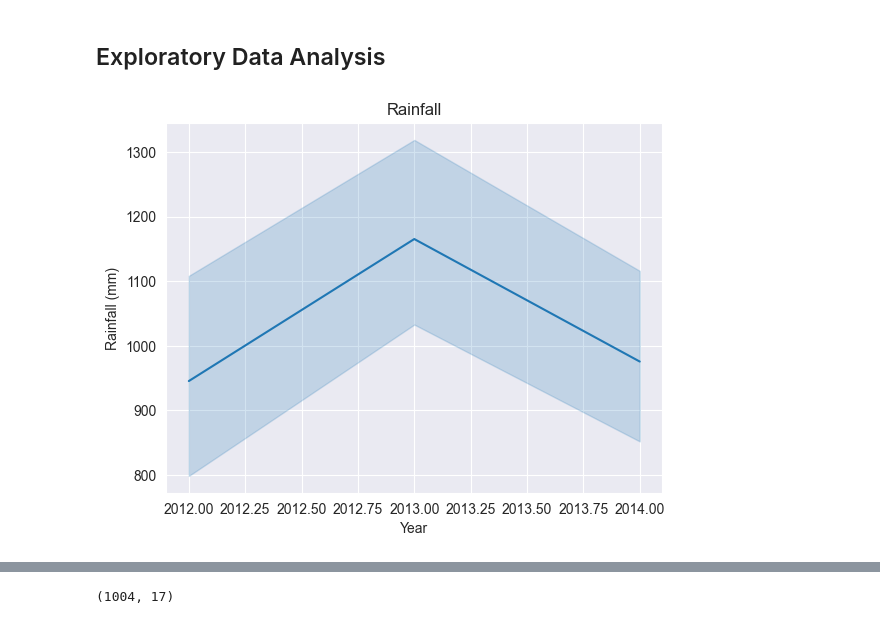
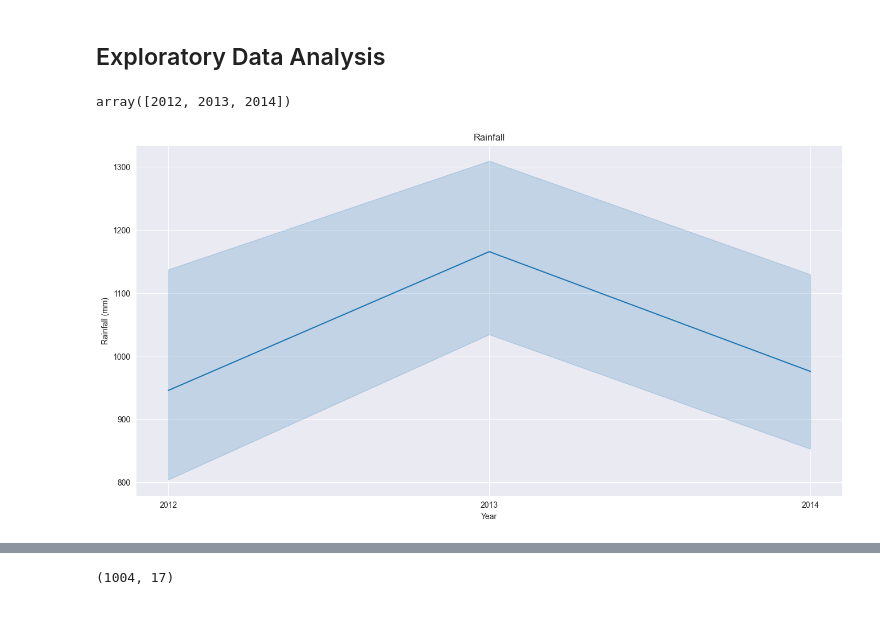
Before and after one commit to vansismishra/FarmElysium, a Jupyter notebook: datacleaning.ipynb, the cells around one changed output, grey strips where cells are left out. Cells and saved outputs as stored; diff of their text form; code cells hidden in the pictures.

```diff
--- a/datacleaning.ipynb
+++ b/datacleaning.ipynb
@@ -412,0 +413,6 @@ df_merge.head()
+# %%
+df_rain.Year.unique()
+
+df_rain['Year'] = df_rain['Year'].astype(int)
+
+df_rain
@@ -413,14 +433,20 @@ df_merge.head()
 # %% [markdown]
 ## Exploratory Data Analysis
+# %%
+df_rain.Year.unique()
+# %% [output]
+array([2012, 2013, 2014])
 # %%
+plt.figure(figsize=(16,8))
 sns.set_style('darkgrid')
 sns.lineplot(x='Year', y='Annual', data=df_rain)
+plt.xticks((df_rain.Year.unique()))
 plt.title('Rainfall')
 plt.xlabel('Year')
 plt.ylabel('Rainfall (mm)')
 plt.show()
 # %% [output]
-[figure, old version]
+[figure, new version]
 # %%
 df_merge.info()
 # %% [output]
```
Also changed, not shown: parts of 7 cells of this notebook.
